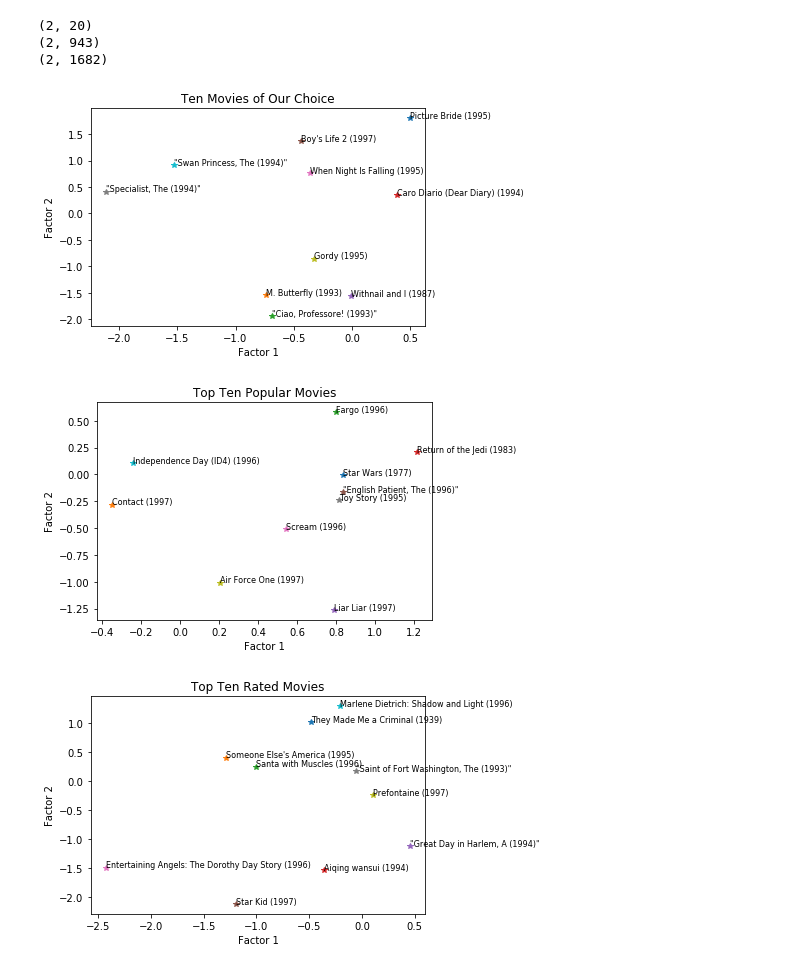
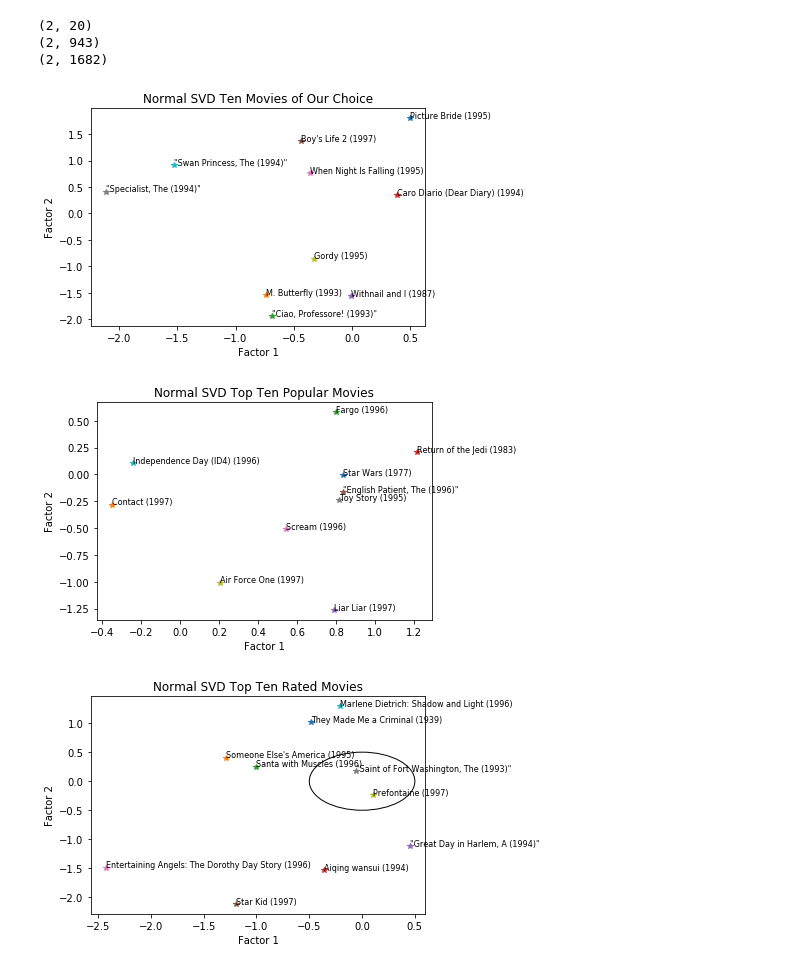
Before and after one commit to k77frank/MovieLens, a Jupyter notebook: Visualize 1.ipynb, the cells around one changed output. Saved outputs shown, nothing was run; the diff lists cells and outputs as text; code cells hidden in the pictures.

```diff
--- a/Visualize 1.ipynb
+++ b/Visualize 1.ipynb
@@ -159,10 +159,10 @@ for i in range(len(movie_data)):
     plt.annotate(movie_names[i], (movie_data[i][0], movie_data[i][1]), fontsize=8)
 plt.xlabel('Factor 1')
 plt.ylabel('Factor 2')
-plt.title('Ten Movies of Our Choice')
+plt.title('Normal SVD Ten Movies of Our Choice')
 plt.show()
 # %% [output]
-[figure, old version]
+[figure, new version]
 # %%
 data = np.loadtxt('data/data.txt', delimiter='\t')
 num_ratings = np.array([0] * 1683)
@@ -179,30 +179,33 @@ for i in range(len(movie_data2)):
     plt.annotate(movie_names2[i], (movie_data2[i][0], movie_data2[i][1]), fontsize=8)
 plt.xlabel('Factor 1')
 plt.ylabel('Factor 2')
-plt.title('Top Ten Popular Movies')
+plt.title('Normal SVD Top Ten Popular Movies')
 plt.show()
 # %% [output]
-[figure, old version]
+[figure, new version]
 # %%
 total_rating = np.array([0] * 1683)
 
 for i in range(len(data)):
     total_rating[(int) (data[i, 1])] += (int) (data[i, 2])
 
 avg_rating = total_rating / num_ratings
 
 highest_rated = avg_rating.argsort()[-10:][::-1]
 movie_data3 = V_vis[highest_rated]
 movie_names3 = movies[highest_rated]
 for i in range(len(movie_data3)):
     plt.plot(movie_data3[i][0], movie_data3[i][1], '*')
     plt.annotate(movie_names3[i], (movie_data3[i][0], movie_data3[i][1]), fontsize=8)
+ax = plt.gca()
+circle = plt.Circle((0, 0), 0.5, fill=False)
+ax.add_artist(circle)
 plt.xlabel('Factor 1')
 plt.ylabel('Factor 2')
-plt.title('Top Ten Rated Movies')
+plt.title('Normal SVD Top Ten Rated Movies')
 plt.show()
 # %% [output]
-[figure, old version]
+[figure, new version]
 # %%
 movie_list = [[]]
 f = open('data/movies.txt', 'r', encoding='latin1')
```
Also changed, not shown: parts of 1 cell of this notebook, 39 other files.
